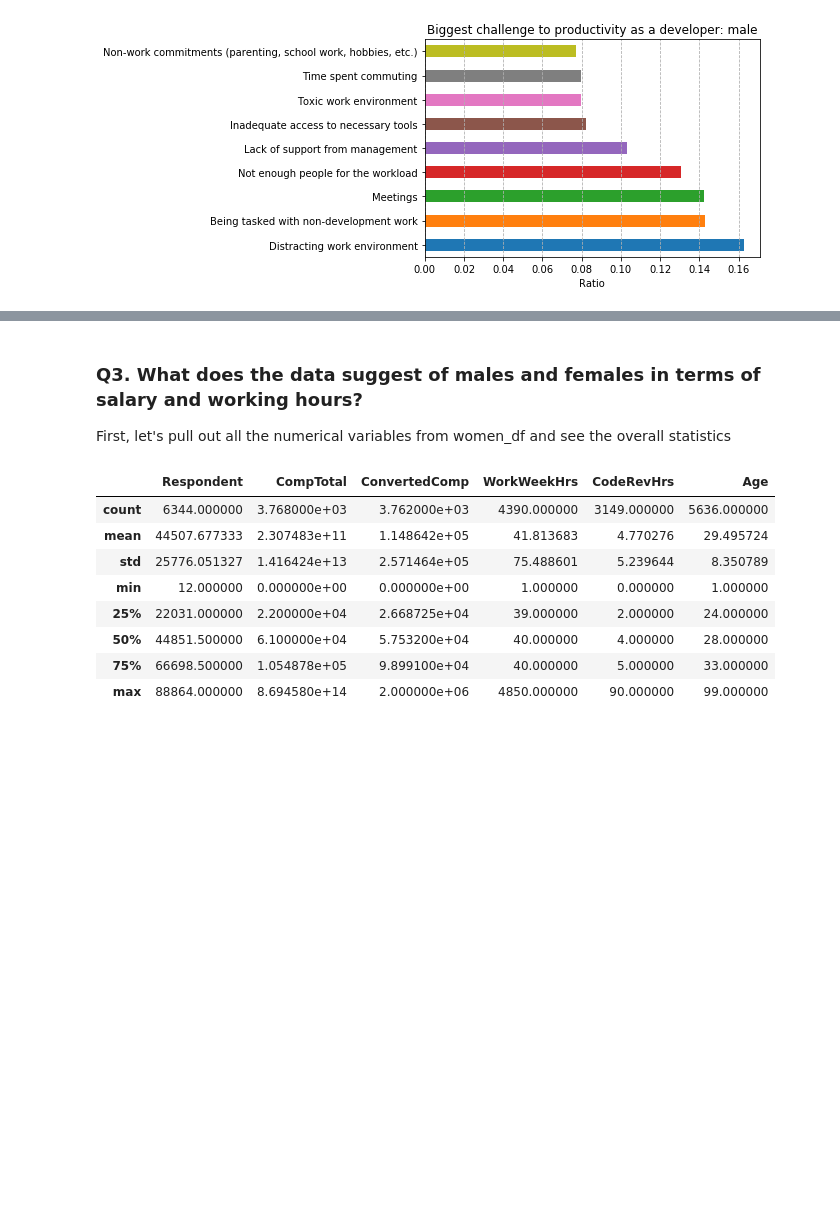
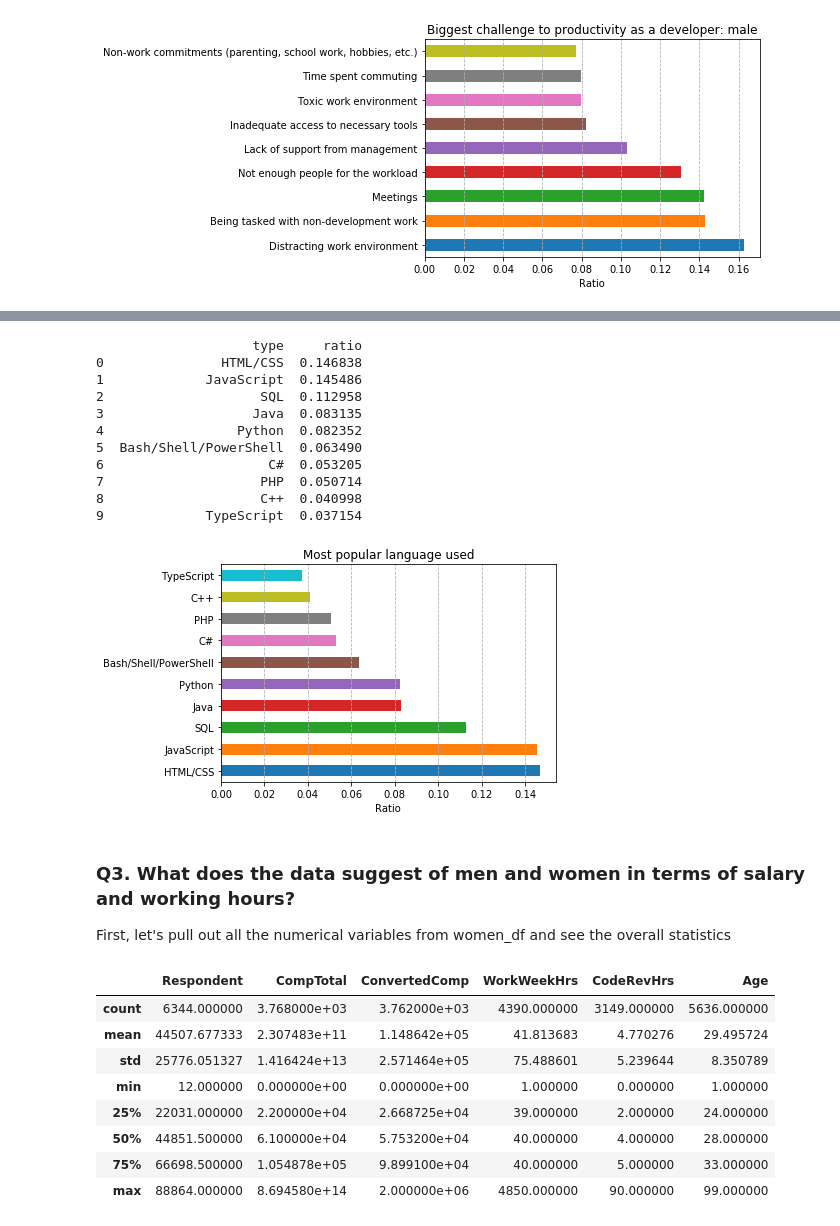
Before and after one commit to Lamasheg/stackoverflow_survey_2019, a Jupyter notebook: stackoverflow_survey.ipynb, the cells around one changed output, grey strips where cells are left out. Cells and saved outputs as stored; diff of their text form; code cells hidden in the pictures; blank space fills up the shorter version.

```diff
--- a/stackoverflow_survey.ipynb
+++ b/stackoverflow_survey.ipynb
@@ -344,3 +361,18 @@ p.count_and_plot(p.split_column_content(men_df,'WorkChallenge'), 'Biggest challe
+# %%
+p.count_and_plot(p.split_column_content(women_df,'LanguageWorkedWith'),'Most popular language used')
+# %% [output]
+                    type     ratio
+0               HTML/CSS  0.146838
+1             JavaScript  0.145486
+2                    SQL  0.112958
+3                   Java  0.083135
+4                 Python  0.082352
+5  Bash/Shell/PowerShell  0.063490
+6                     C#  0.053205
+7                    PHP  0.050714
+8                    C++  0.040998
+9             TypeScript  0.037154
+[figure, added]
 # %% [markdown]
-### Q3. What does the data suggest of males and females in terms of salary and working hours?
+### Q3. What does the data suggest of men and women in terms of salary and working hours?
 First, let's pull out all the numerical variables from women_df and see the overall statistics
```
Also changed, not shown: parts of 8 cells of this notebook.
